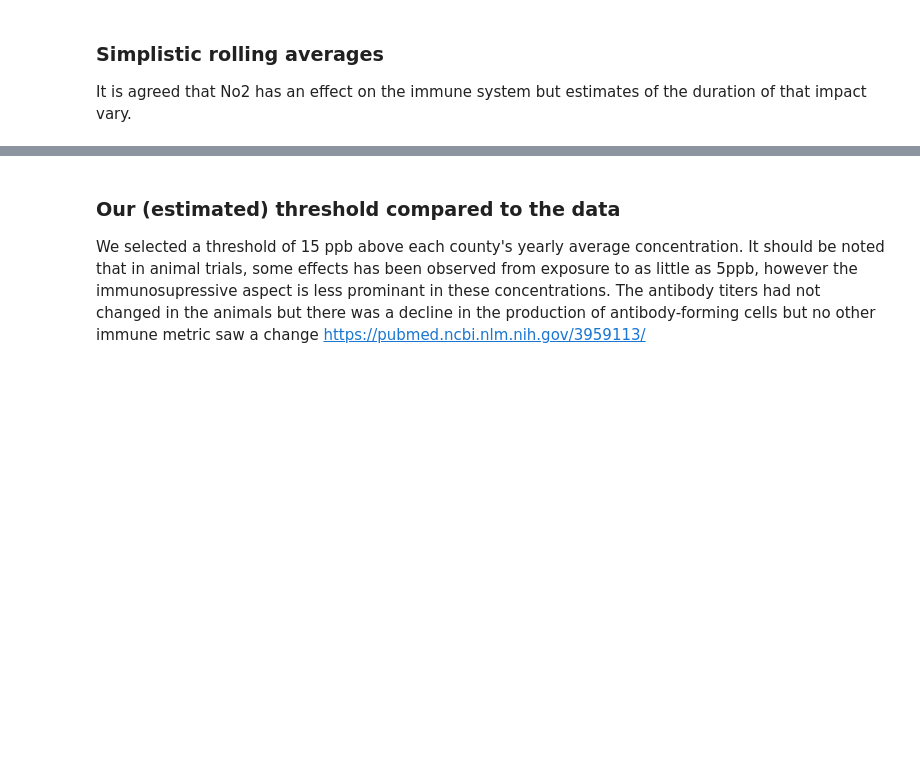
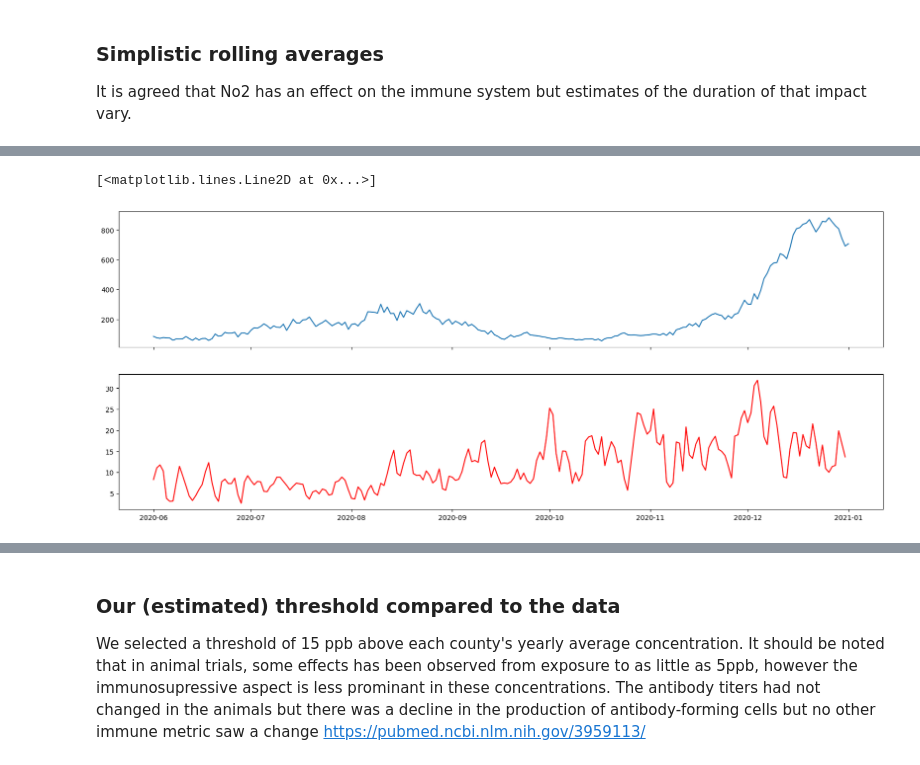
Before and after one commit to richstrouss/capstone, a Jupyter notebook: avk_data_investigation.ipynb, the cells around one changed output, grey strips where cells are left out. Cells and saved outputs as stored; diff of their text form; code cells hidden in the pictures; blank space fills up the shorter version.

```diff
--- a/avk_data_investigation.ipynb
+++ b/avk_data_investigation.ipynb
@@ -475,0 +489,12 @@ for tup in no2_raw_peak.itertuples():
+# %%
+fig, axs = plt.subplots(2,1,figsize =(20,8), sharex=True)
+tfip = "06001"
+cov_df = load_and_augment_fips(tfip)
+
+# axs.set_title("NO2 raw data for Navarro Texas")
+axs[1].plot(no2df[no2df['fips']==tfip].loc['2020-6-01':]['Arithmetic Mean'],'r')
+axs[0].plot(cov_df.loc['2020-6-01':'2021-01-01']['1wkroll'])
+# axs[1].plot(no2_week_rolldf[no2_week_rolldf['fips']==tfip].loc['2020-6-01':]['Arithmetic Mean'],'r')
+# %% [output]
+[<matplotlib.lines.Line2D at 0x...>]
+[figure, added]
```
Also changed, not shown: parts of 5 cells of this notebook.
